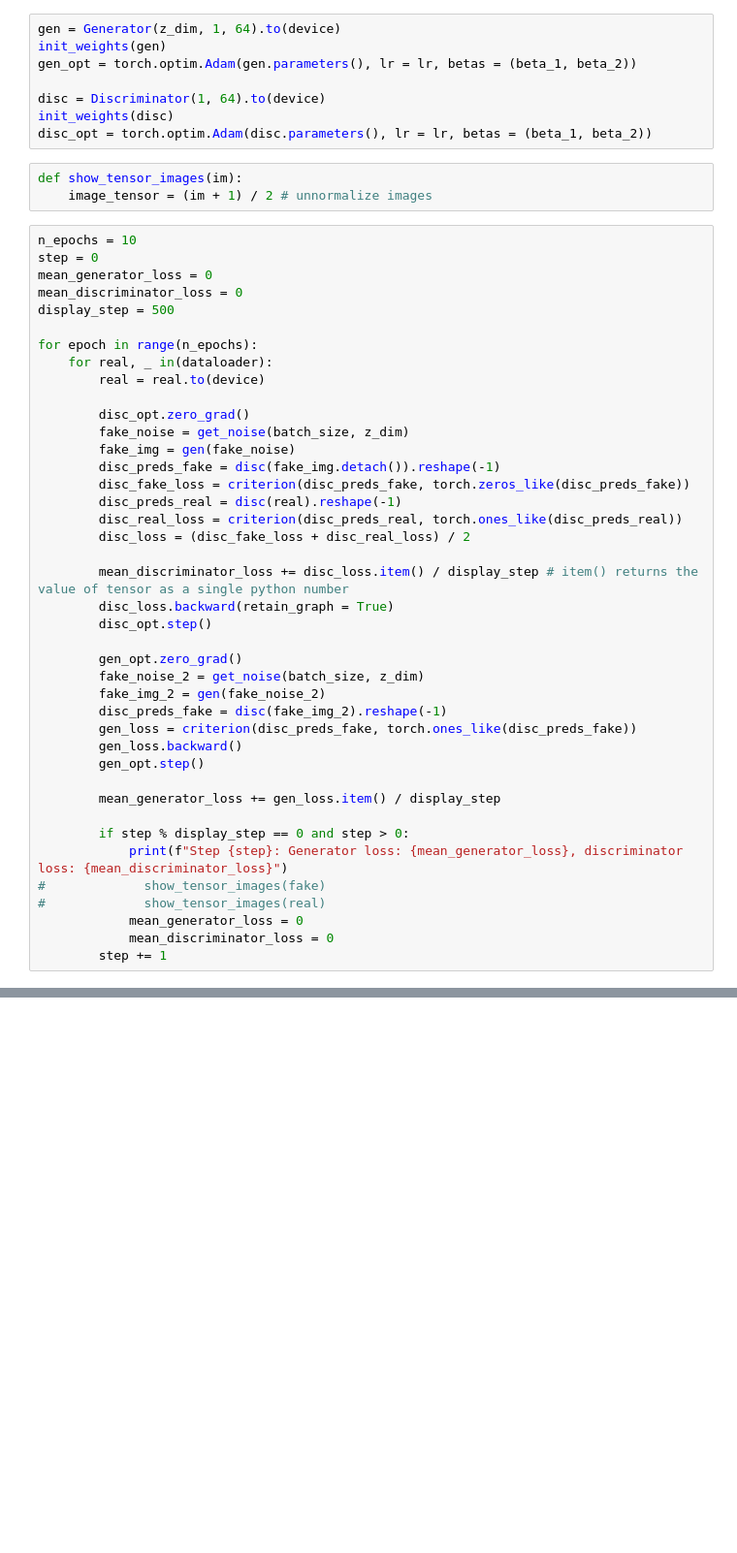
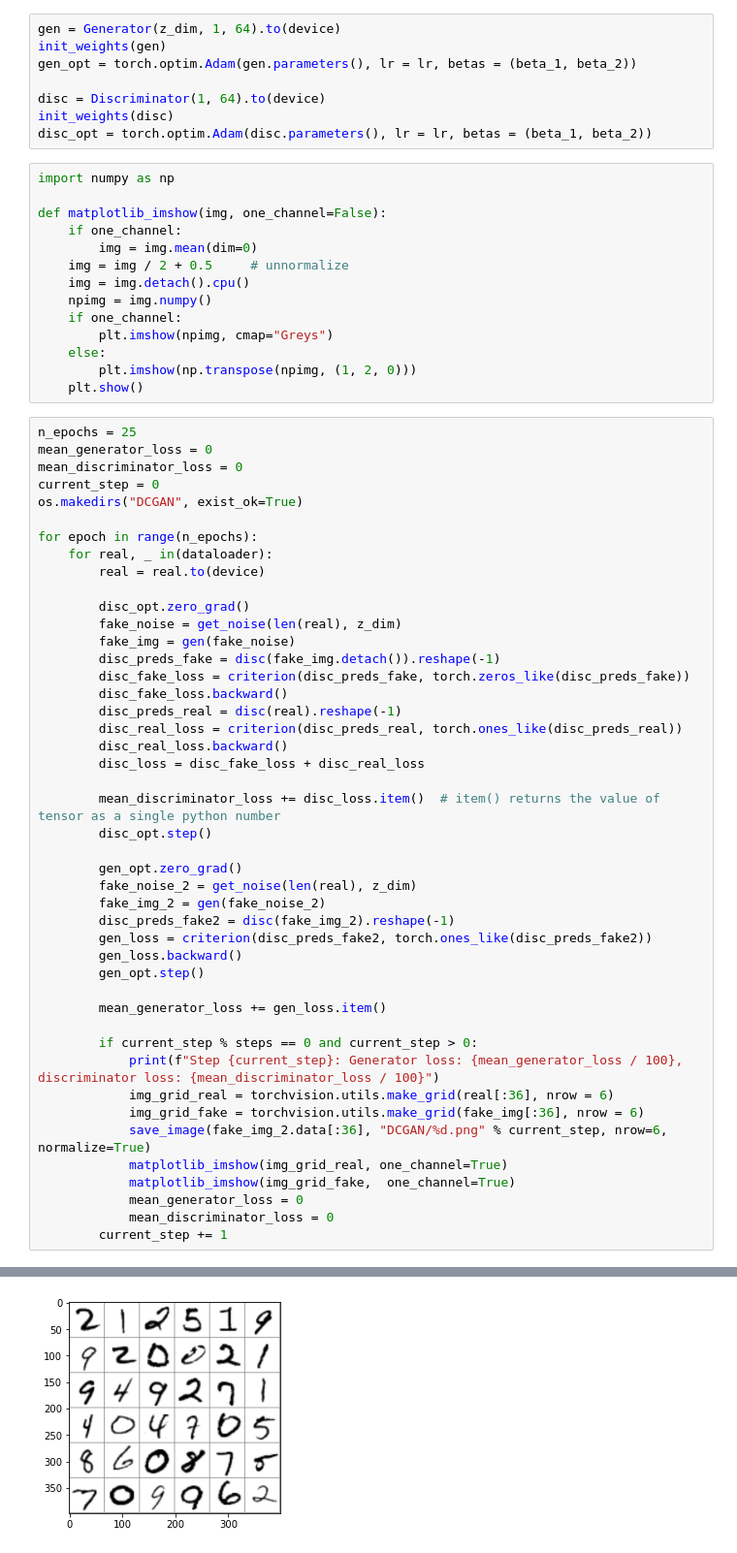
Before and after one commit to Po-V/GAN-Pytorch, a Jupyter notebook: DCGAN.ipynb, the cells around one changed output, grey strips where cells are left out. Shown at 97% size. Cells and saved outputs as stored; diff of their text form; blank space fills up the shorter version.

Commit message:
Update DCGAN

```diff
--- a/DCGAN.ipynb
+++ b/DCGAN.ipynb
@@ -89,47 +115,62 @@ disc = Discriminator(1, 64).to(device)
 init_weights(disc)
 disc_opt = torch.optim.Adam(disc.parameters(), lr = lr, betas = (beta_1, beta_2))
 # %%
-def show_tensor_images(im):
-    image_tensor = (im + 1) / 2 # unnormalize images
+import numpy as np
+
+def matplotlib_imshow(img, one_channel=False):
+    if one_channel:
+        img = img.mean(dim=0)
+    img = img / 2 + 0.5     # unnormalize
+    img = img.detach().cpu()
+    npimg = img.numpy()
+    if one_channel:
+        plt.imshow(npimg, cmap="Greys")
+    else:
+        plt.imshow(np.transpose(npimg, (1, 2, 0)))
+    plt.show()
 # %%
-n_epochs = 10
-step = 0
+n_epochs = 25
 mean_generator_loss = 0
 mean_discriminator_loss = 0
-display_step = 500
+current_step = 0
+os.makedirs("DCGAN", exist_ok=True)
 
 for epoch in range(n_epochs):
     for real, _ in(dataloader):
         real = real.to(device)
 
         disc_opt.zero_grad()
-        fake_noise = get_noise(batch_size, z_dim)
+        fake_noise = get_noise(len(real), z_dim)
         fake_img = gen(fake_noise)
         disc_preds_fake = disc(fake_img.detach()).reshape(-1)
         disc_fake_loss = criterion(disc_preds_fake, torch.zeros_like(disc_preds_fake))
+        disc_fake_loss.backward()
         disc_preds_real = disc(real).reshape(-1)
         disc_real_loss = criterion(disc_preds_real, torch.ones_like(disc_preds_real))
-        disc_loss = (disc_fake_loss + disc_real_loss) / 2
+        disc_real_loss.backward()
+        disc_loss = disc_fake_loss + disc_real_loss
 
-        mean_discriminator_loss += disc_loss.item() / display_step # item() returns the value of tensor as a single python number
-        disc_loss.backward(retain_graph = True)
+        mean_discriminator_loss += disc_loss.item()  # item() returns the value of tensor as a single python number
         disc_opt.step()
 
         gen_opt.zero_grad()
-        fake_noise_2 = get_noise(batch_size, z_dim)
+        fake_noise_2 = get_noise(len(real), z_dim)
         fake_img_2 = gen(fake_noise_2)
-        disc_preds_fake = disc(fake_img_2).reshape(-1)
-        gen_loss = criterion(disc_preds_fake, torch.ones_like(disc_preds_fake))
+        disc_preds_fake2 = disc(fake_img_2).reshape(-1)
+        gen_loss = criterion(disc_preds_fake2, torch.ones_like(disc_preds_fake2))
         gen_loss.backward()
         gen_opt.step()
 
-        mean_generator_loss += gen_loss.item() / display_step
+        mean_generator_loss += gen_loss.item()
 
-        if step % display_step == 0 and step > 0:
-            print(f"Step {step}: Generator loss: {mean_generator_loss}, discriminator loss: {mean_discriminator_loss}")
-#             show_tensor_images(fake)
-#             show_tensor_images(real)
+        if current_step % steps == 0 and current_step > 0:
+            print(f"Step {current_step}: Generator loss: {mean_generator_loss / 100}, discriminator loss: {mean_discriminator_loss / 100}")
+            img_grid_real = torchvision.utils.make_grid(real[:36], nrow = 6)
+            img_grid_fake = torchvision.utils.make_grid(fake_img[:36], nrow = 6)
+            save_image(fake_img_2.data[:36], "DCGAN/%d.png" % current_step, nrow=6, normalize=True)
+            matplotlib_imshow(img_grid_real, one_channel=True)
+            matplotlib_imshow(img_grid_fake,  one_channel=True)
             mean_generator_loss = 0
             mean_discriminator_loss = 0
-        step += 1
+        current_step += 1
 # %% [output]
@@ -144,0 +178 @@ Step 4500: Generator loss: 0.6931470503807104, discriminator loss: 0.50320453131
+[figure, added]
```
Also changed, not shown: parts of 7 cells of this notebook.
